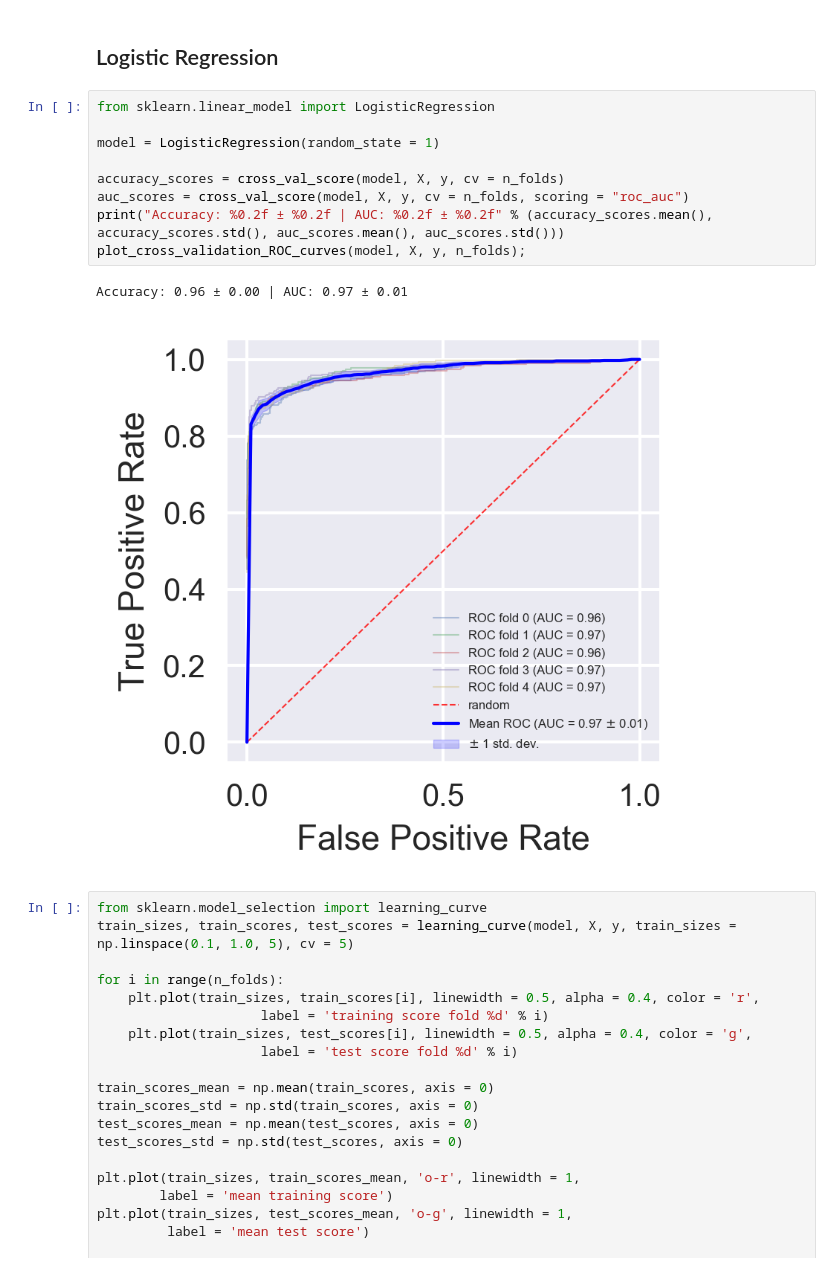
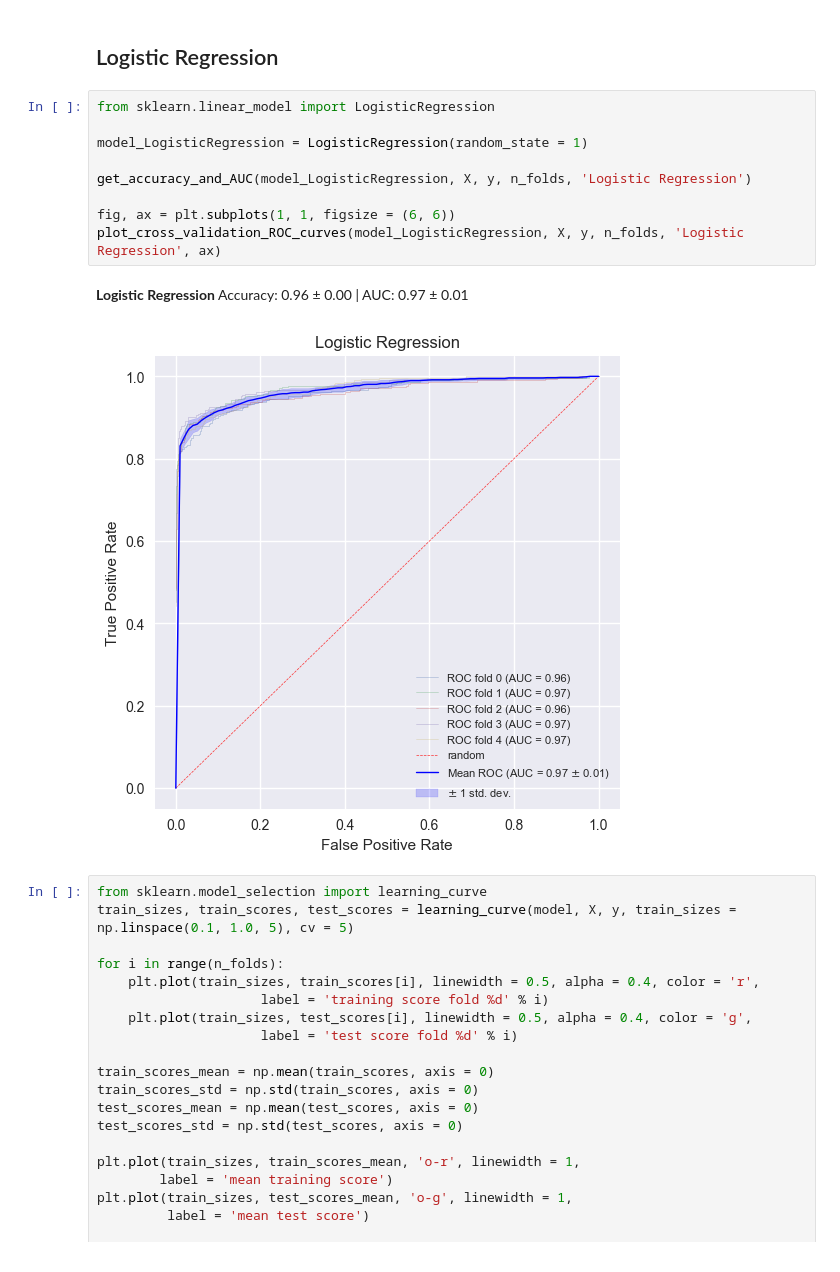
Before and after one commit to ElsaB/impact-annotator, a Jupyter notebook: analysis/prediction/Test.ipynb, the cells around one changed output. Drawn from its saved outputs; the diff is of its cells as text.

```diff
--- a/analysis/prediction/Test.ipynb
+++ b/analysis/prediction/Test.ipynb
@@ -178,17 +172,17 @@ Accuracy: 0.82 ± 0.01 | AUC: 0.93 ± 0.01
 # %% [markdown]
 ## Logistic Regression
-# %%
-from sklearn.linear_model import LogisticRegression
-
-model = LogisticRegression(random_state = 1)
-
-accuracy_scores = cross_val_score(model, X, y, cv = n_folds)
-auc_scores = cross_val_score(model, X, y, cv = n_folds, scoring = "roc_auc")
-print("Accuracy: %0.2f ± %0.2f | AUC: %0.2f ± %0.2f" % (accuracy_scores.mean(), accuracy_scores.std(), auc_scores.mean(), auc_scores.std()))
-plot_cross_validation_ROC_curves(model, X, y, n_folds);
-# %% [output]
-Accuracy: 0.96 ± 0.00 | AUC: 0.97 ± 0.01
-[figure, removed]
+# %%
+from sklearn.linear_model import LogisticRegression
+
+model_LogisticRegression = LogisticRegression(random_state = 1)
+
+get_accuracy_and_AUC(model_LogisticRegression, X, y, n_folds, 'Logistic Regression')
+
+fig, ax = plt.subplots(1, 1, figsize = (6, 6))
+plot_cross_validation_ROC_curves(model_LogisticRegression, X, y, n_folds, 'Logistic Regression', ax)
+# %% [output]
+**Logistic Regression** Accuracy: 0.96 ± 0.00 | AUC: 0.97 ± 0.01
+[figure, added]
 # %%
 from sklearn.model_selection import learning_curve
 train_sizes, train_scores, test_scores = learning_curve(model, X, y, train_sizes = np.linspace(0.1, 1.0, 5), cv = 5)
```
Also changed, not shown: parts of 10 cells of this notebook, 2 other files.
